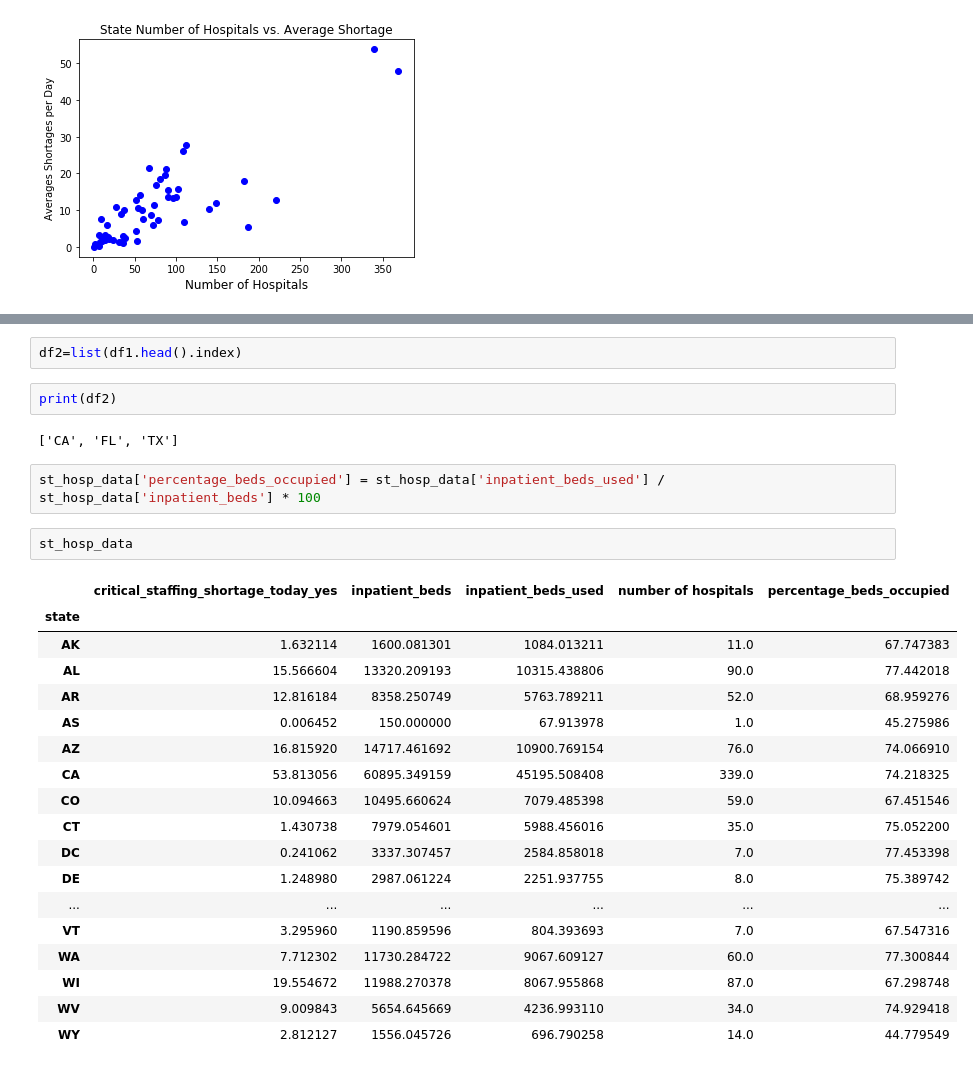
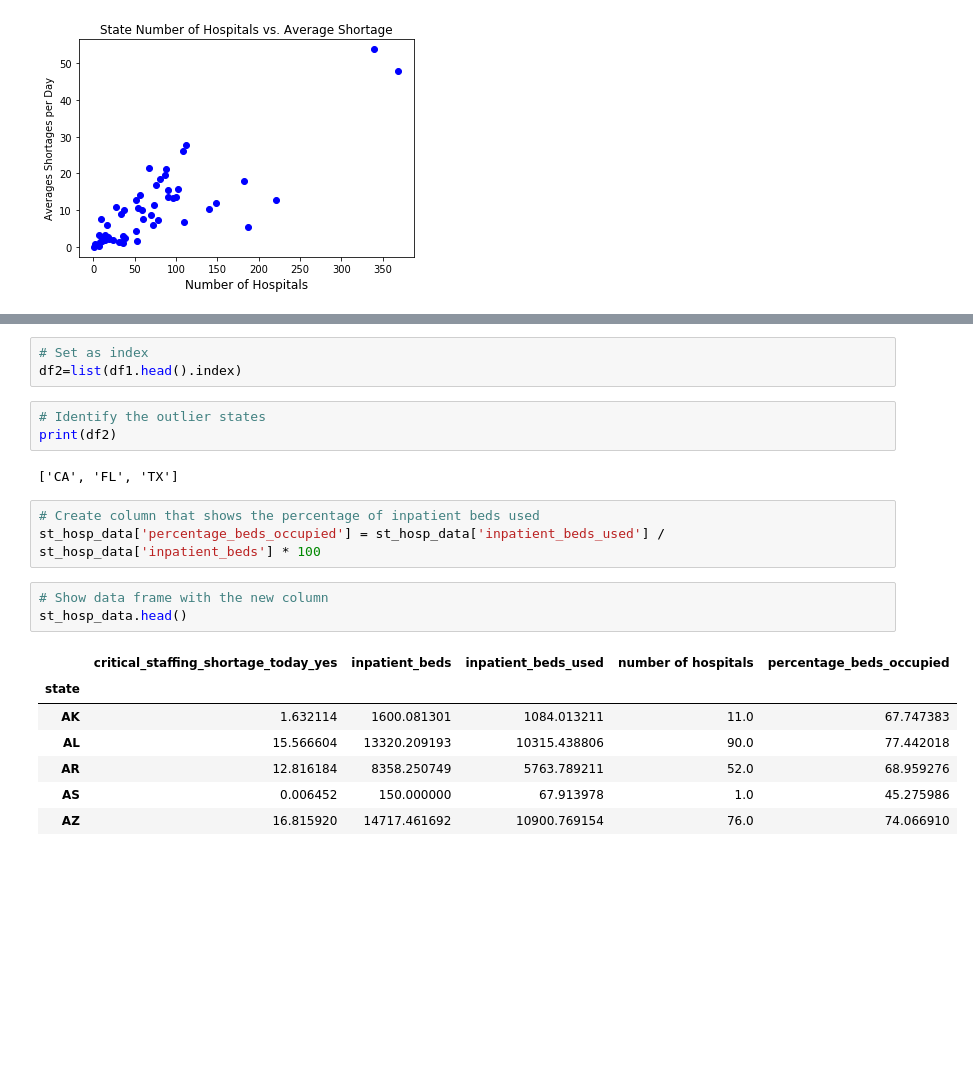
Before and after one commit to nkeplinger/healthcare_module7, a Jupyter notebook: iqra_project_code_in_progress.ipynb, the cells around one changed output, grey strips where cells are left out. Drawn from its saved outputs; the diff is of its cells as text; blank space fills up the shorter version.

```diff
--- a/iqra_project_code_in_progress.ipynb
+++ b/iqra_project_code_in_progress.ipynb
@@ -387,31 +360,24 @@ st_hosp_data
 df1=st_hosp_data[st_hosp_data['number of hospitals']>196.5]
 # %%
+# Set as index
 df2=list(df1.head().index)
-# %%
-print(df2)
-# %% [output]
-['CA', 'FL', 'TX']
+# %%
+# Identify the outlier states
+print(df2)
+# %% [output]
+['CA', 'FL', 'TX']
 # %%
+# Create column that shows the percentage of inpatient beds used
 st_hosp_data['percentage_beds_occupied'] = st_hosp_data['inpatient_beds_used'] / st_hosp_data['inpatient_beds'] * 100
-# %%
-st_hosp_data
-# %% [output]
-|  | critical_staffing_shortage_today_yes | inpatient_beds | inpatient_beds_used | number of hospitals | percentage_beds_occupied |
-| state |  |  |  |  |  |
-| AK | 1.632114 | 1600.081301 | 1084.013211 | 11.0 | 67.747383 |
-| AL | 15.566604 | 13320.209193 | 10315.438806 | 90.0 | 77.442018 |
-| AR | 12.816184 | 8358.250749 | 5763.789211 | 52.0 | 68.959276 |
-| AS | 0.006452 | 150.000000 | 67.913978 | 1.0 | 45.275986 |
-| AZ | 16.815920 | 14717.461692 | 10900.769154 | 76.0 | 74.066910 |
-| CA | 53.813056 | 60895.349159 | 45195.508408 | 339.0 | 74.218325 |
-| CO | 10.094663 | 10495.660624 | 7079.485398 | 59.0 | 67.451546 |
-| CT | 1.430738 | 7979.054601 | 5988.456016 | 35.0 | 75.052200 |
-| DC | 0.241062 | 3337.307457 | 2584.858018 | 7.0 | 77.453398 |
-| DE | 1.248980 | 2987.061224 | 2251.937755 | 8.0 | 75.389742 |
-| ... | ... | ... | ... | ... | ... |
-| VT | 3.295960 | 1190.859596 | 804.393693 | 7.0 | 67.547316 |
-| WA | 7.712302 | 11730.284722 | 9067.609127 | 60.0 | 77.300844 |
-| WI | 19.554672 | 11988.270378 | 8067.955868 | 87.0 | 67.298748 |
-| WV | 9.009843 | 5654.645669 | 4236.993110 | 34.0 | 74.929418 |
-| WY | 2.812127 | 1556.045726 | 696.790258 | 14.0 | 44.779549 |
+# %%
+# Show data frame with the new column
+st_hosp_data.head()
+# %% [output]
+|  | critical_staffing_shortage_today_yes | inpatient_beds | inpatient_beds_used | number of hospitals | percentage_beds_occupied |
+| state |  |  |  |  |  |
+| AK | 1.632114 | 1600.081301 | 1084.013211 | 11.0 | 67.747383 |
+| AL | 15.566604 | 13320.209193 | 10315.438806 | 90.0 | 77.442018 |
+| AR | 12.816184 | 8358.250749 | 5763.789211 | 52.0 | 68.959276 |
+| AS | 0.006452 | 150.000000 | 67.913978 | 1.0 | 45.275986 |
+| AZ | 16.815920 | 14717.461692 | 10900.769154 | 76.0 | 74.066910 |
 # %%
```
Also changed, not shown: parts of 20 cells of this notebook.
